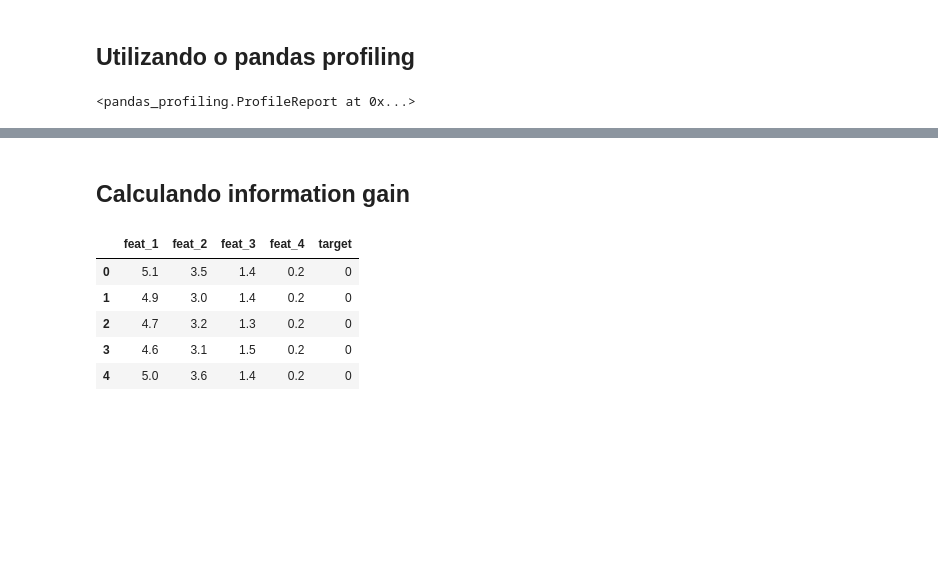
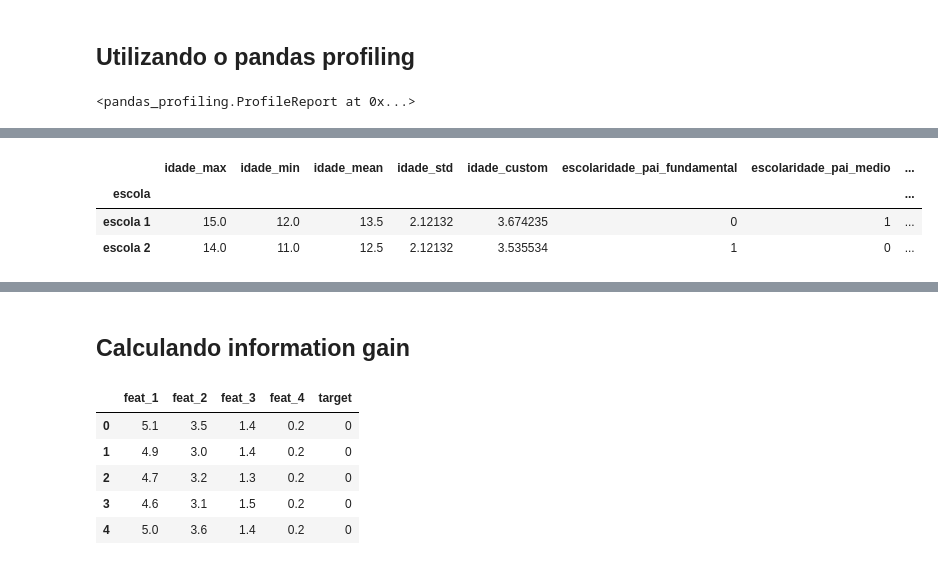
Before and after one commit to fnbalves/curso_machine_learning, a Jupyter notebook: Aprendendo python - parte 1.ipynb, the cells around one changed output, grey strips where cells are left out. Drawn from its saved outputs; the diff is of its cells as text; code cells hidden in the pictures; blank space fills up the shorter version.

```diff
--- a/Aprendendo python - parte 1.ipynb
+++ b/Aprendendo python - parte 1.ipynb
@@ -614,0 +617,6 @@ pandas_profiling.ProfileReport(raw_df)
+# %%
+example_df = pd.DataFrame([[12.0, 'medio', 'escola 1'],
+                           [15.0, 'superior', 'escola 1'],
+                           [14.0, 'fundamental', 'escola 2'],
+                          [11.0, 'nenhum', 'escola 2']], columns=['idade', 'escolaridade_pai', 'escola'])
+example_df
@@ -614,0 +632,13 @@ pandas_profiling.ProfileReport(raw_df)
+# %%
+import numpy as np
+
+def custom_function(series):
+    return np.sqrt(np.mean(series))
+
+school_based_df = grouped_example_df.agg({'idade': {'idade_max': np.max,
+                                                    'idade_min': np.min,
+                                                    'idade_mean': np.mean,
+                                                    'idade_std': np.std,
+                                                    'idade_custom': custom_function}})
+school_based_df.columns = school_based_df.columns.droplevel(0)
+school_based_df
@@ -614,0 +650,4 @@ pandas_profiling.ProfileReport(raw_df)
+# %%
+#Agrupando e criando dummies
+example_df = pd.get_dummies(example_df, columns=['escolaridade_pai'], prefix='escolaridade_pai')
+example_df
@@ -614,0 +660,22 @@ pandas_profiling.ProfileReport(raw_df)
+# %%
+def custom_function(series):
+    return np.sqrt(np.mean(series))
+
+grouped_example_df = example_df.groupby(['escola'])
+
+school_based_df = grouped_example_df.agg({'idade': {'idade_max': np.max,
+                                                    'idade_min': np.min,
+                                                    'idade_mean': np.mean,
+                                                    'idade_std': np.std,
+                                                    'idade_custom': custom_function},
+                                         'escolaridade_pai_fundamental': {'escolaridade_pai_fundamental': np.sum},
+                                         'escolaridade_pai_medio': {'escolaridade_pai_medio': np.sum},
+                                         'escolaridade_pai_nenhum': {'escolaridade_pai_nenhum': np.sum},
+                                         'escolaridade_pai_superior': {'escolaridade_pai_superior': np.sum}})
+school_based_df.columns = school_based_df.columns.droplevel(0)
+school_based_df
+# %% [output]
+|  | idade_max | idade_min | idade_mean | idade_std | idade_custom | escolaridade_pai_fundamental | escolaridade_pai_medio | ... |
+| escola |  |  |  |  |  |  |  | ... |
+| escola 1 | 15.0 | 12.0 | 13.5 | 2.12132 | 3.674235 | 0 | 1 | ... |
+| escola 2 | 14.0 | 11.0 | 12.5 | 2.12132 | 3.535534 | 1 | 0 | ... |
```
Also changed, not shown: parts of 8 cells of this notebook.
